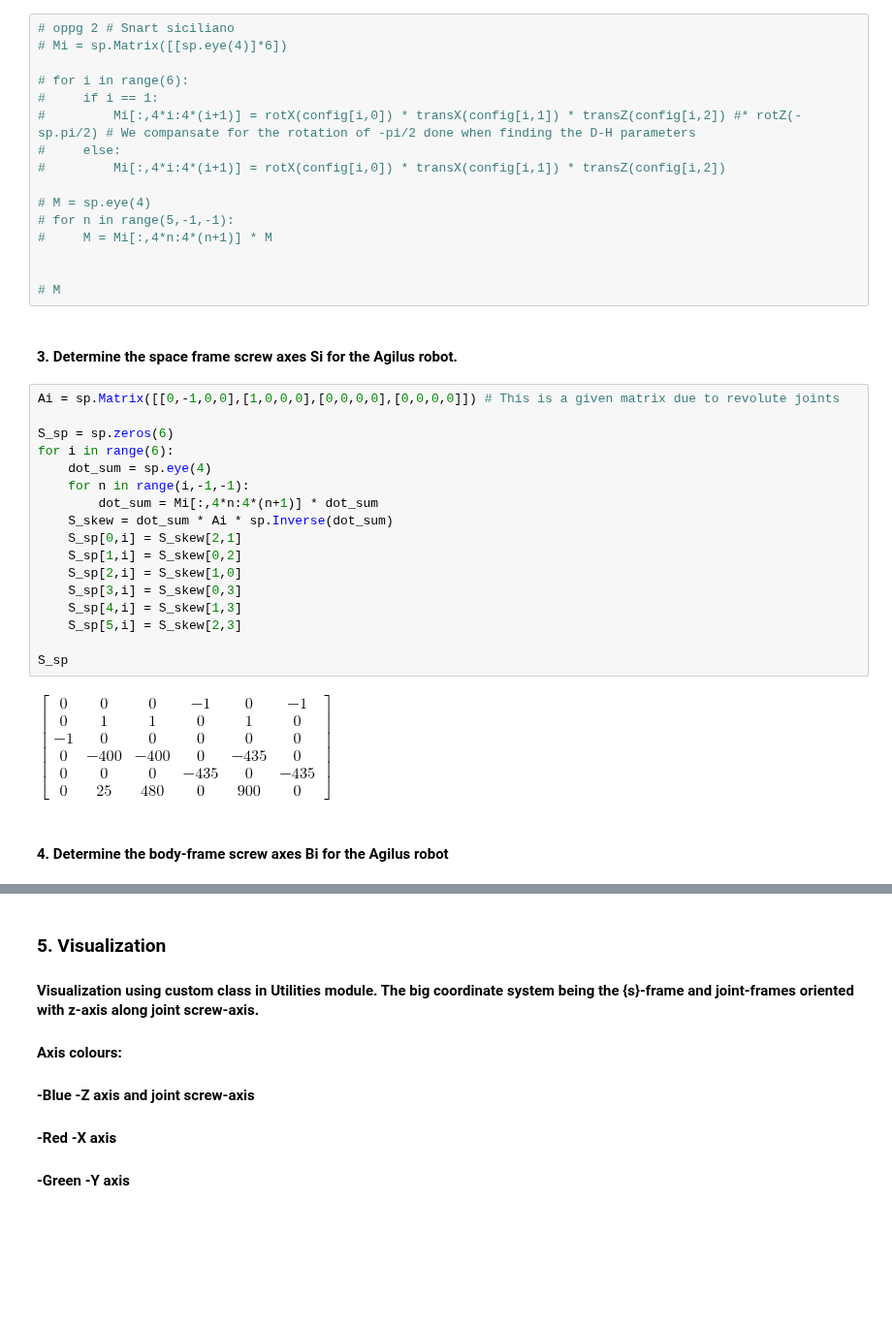
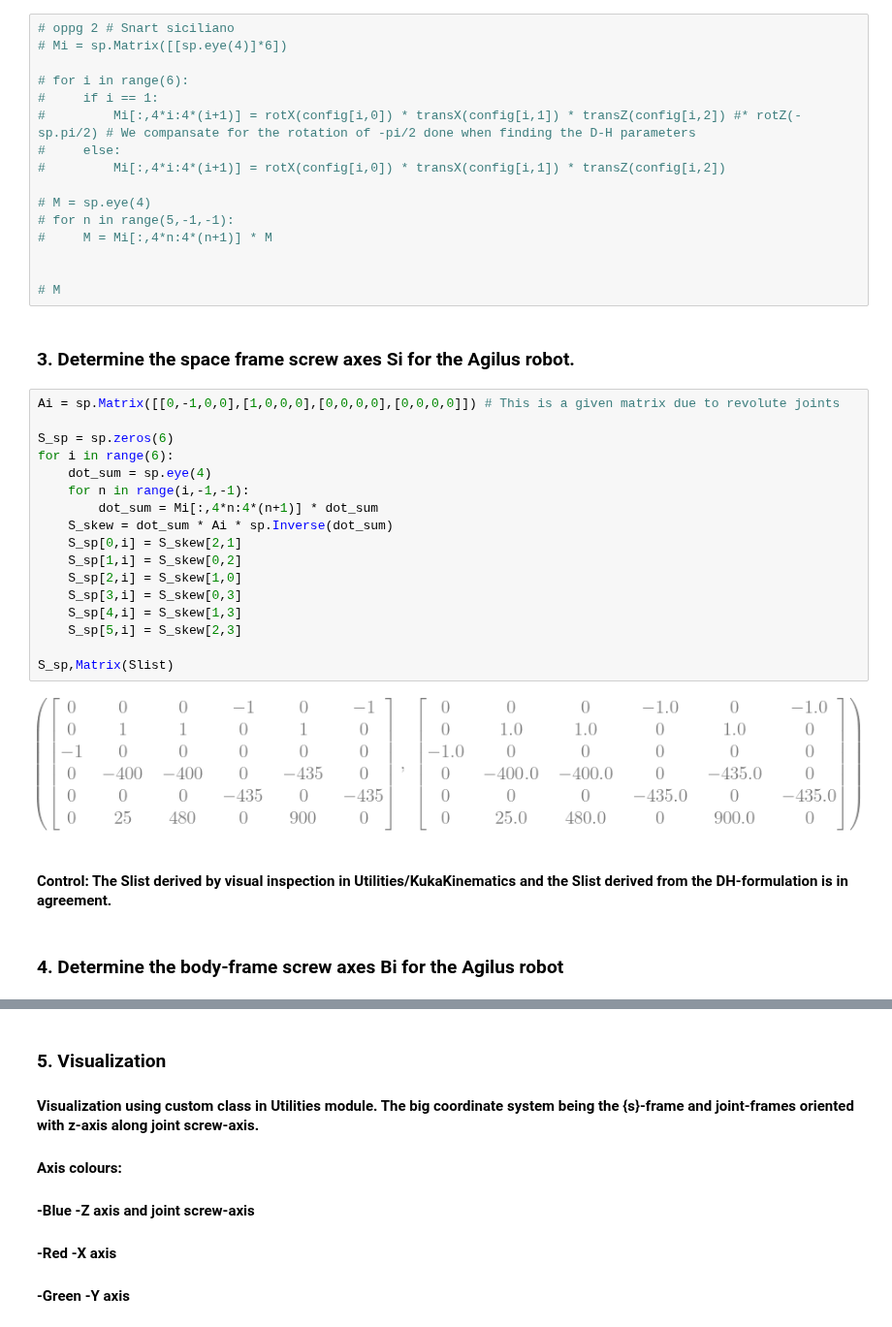
Before and after one commit to BirkHveding/RobotTek, a Jupyter notebook: Task_2.ipynb, the cells around one changed output, grey strips where cells are left out. Shown at 97% size. Drawn from its saved outputs; the diff is of its cells as text; blank space fills up the shorter version.

```diff
--- a/Task_2.ipynb
+++ b/Task_2.ipynb
@@ -69,26 +68,28 @@ $\displaystyle \left[\begin{matrix}1 & 0 & 0 & 980\\0 & 1 & 0 & 0\\0 & 0 & 1 & 4
 
 # M
 # %% [markdown]
-#### 3. Determine the space frame screw axes Si for the Agilus robot.
+### 3. Determine the space frame screw axes Si for the Agilus robot.
 # %%
 Ai = sp.Matrix([[0,-1,0,0],[1,0,0,0],[0,0,0,0],[0,0,0,0]]) # This is a given matrix due to revolute joints
 
 S_sp = sp.zeros(6)
 for i in range(6):
     dot_sum = sp.eye(4)
     for n in range(i,-1,-1):
         dot_sum = Mi[:,4*n:4*(n+1)] * dot_sum
     S_skew = dot_sum * Ai * sp.Inverse(dot_sum)
     S_sp[0,i] = S_skew[2,1]
     S_sp[1,i] = S_skew[0,2]
     S_sp[2,i] = S_skew[1,0]
     S_sp[3,i] = S_skew[0,3]
     S_sp[4,i] = S_skew[1,3]
     S_sp[5,i] = S_skew[2,3]
 
-S_sp
+S_sp,Matrix(Slist)
 # %% [output]
-$\displaystyle \left[\begin{matrix}0 & 0 & 0 & -1 & 0 & -1\\0 & 1 & 1 & 0 & 1 & 0\\-1 & 0 & 0 & 0 & 0 & 0\\0 & -400 & -400 & 0 & -435 & 0\\0 & 0 & 0 & -435 & 0 & -435\\0 & 25 & 480 & 0 & 900 & 0\end{matrix}\right]$
+[figure, added]
+# %% [markdown]
+####  Control: The Slist derived by visual inspection in Utilities/KukaKinematics and the Slist derived from the DH-formulation is in agreement.
 # %% [markdown]
-#### 4. Determine the body-frame screw axes Bi for the Agilus robot
+### 4. Determine the body-frame screw axes Bi for the Agilus robot
 # %%
```
Also changed, not shown: parts of 10 cells of this notebook, 2 other files.
